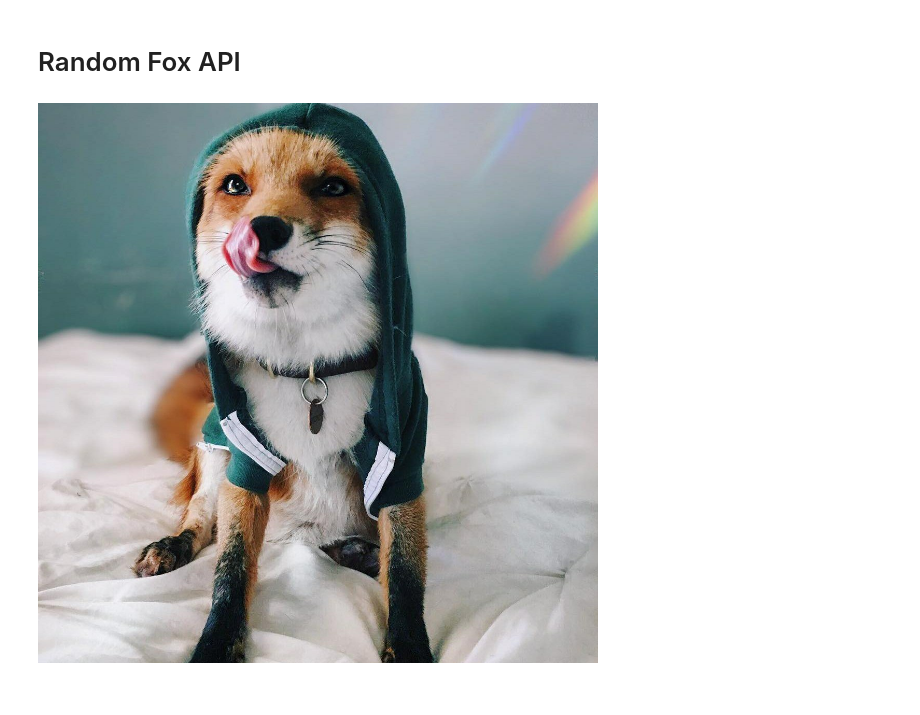
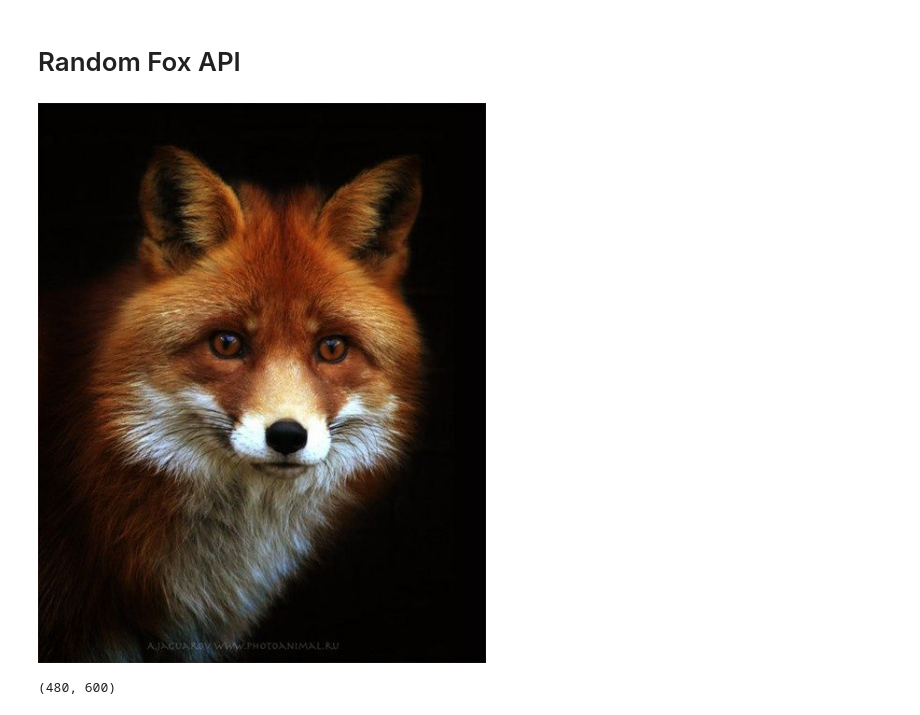
Before and after one commit to stefano-sosa/random-fox-and-the-cat, a Jupyter notebook: random-fox-api/randomfoxapi-test.ipynb, the cells around one changed output. Drawn from its saved outputs; the diff is of its cells as text; code cells hidden in the pictures.

```diff
--- a/random-fox-api/randomfoxapi-test.ipynb
+++ b/random-fox-api/randomfoxapi-test.ipynb
@@ -21,4 +5,2 @@ imagereq = requests.get(imageurl)
-# %%
-Image.open(BytesIO(imagereq.content))
-# %% [output]
-[figure, removed]
+# %%
+fox = randomfoxAPI()
@@ -24,0 +9,8 @@ Image.open(BytesIO(imagereq.content))
+# %%
+fox.img
+# %% [output]
+[figure, added]
+# %%
+fox.imgsize
+# %% [output]
+(480, 600)
```
Also changed, not shown: parts of 18 cells of this notebook.
